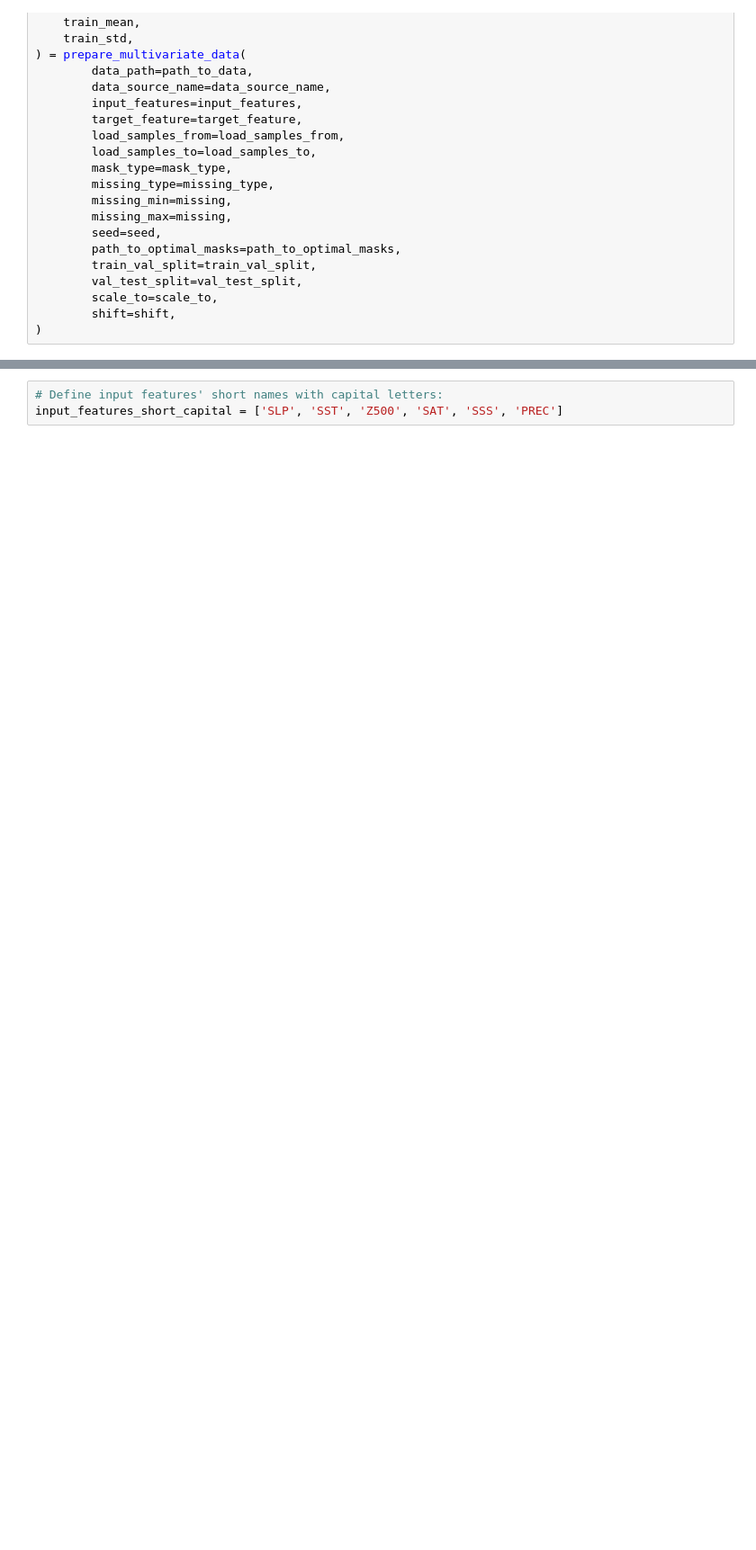
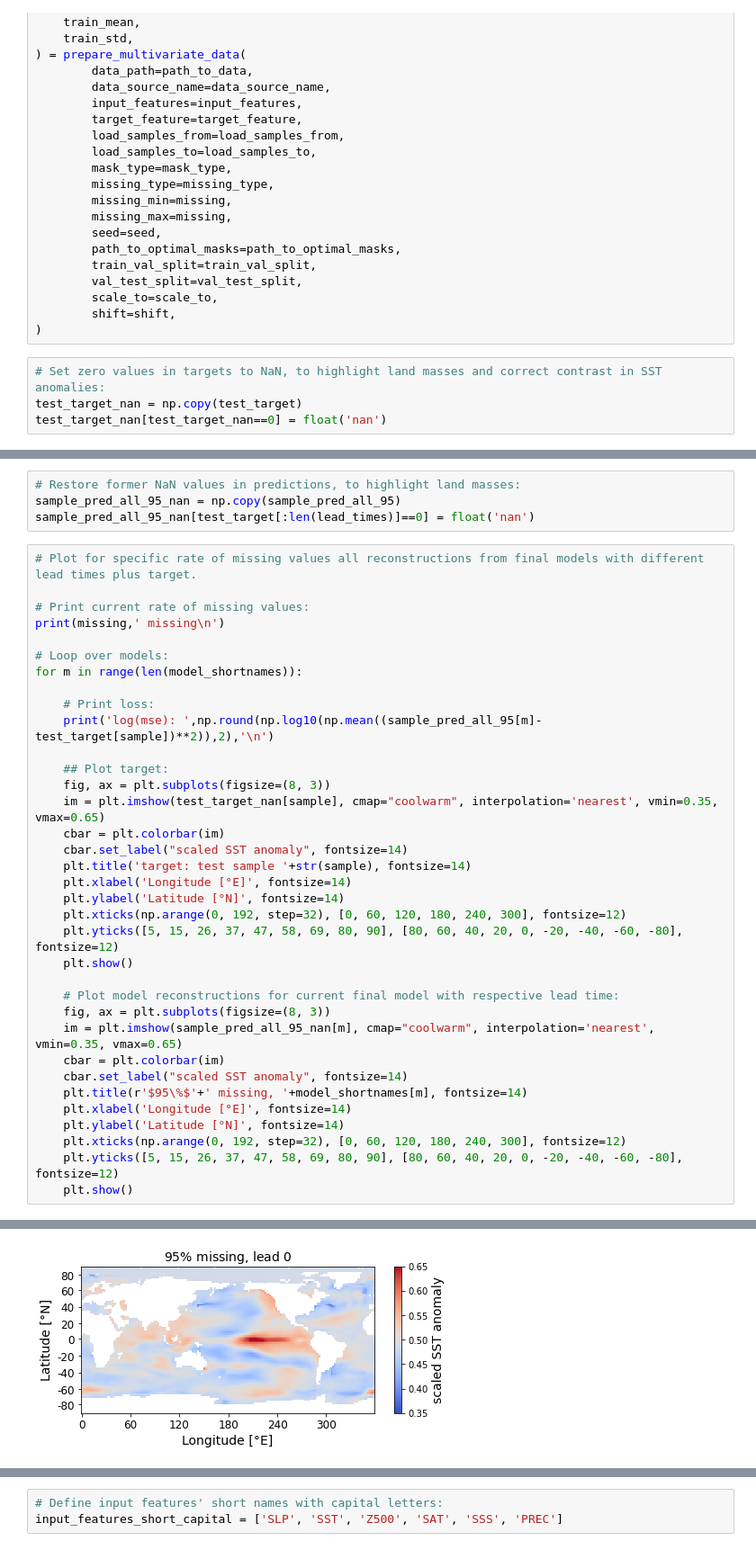
Before and after one commit to MarcoLandtHayen/reconstruct_missing_data, a Jupyter notebook: notebooks/12a_predict_unet_4conv_sst_evaluation.ipynb, the cells around one changed output, grey strips where cells are left out. Shown at 90% size. Saved outputs shown, nothing was run; the diff lists cells and outputs as text; blank space fills up the shorter version.

```diff
--- a/notebooks/12a_predict_unet_4conv_sst_evaluation.ipynb
+++ b/notebooks/12a_predict_unet_4conv_sst_evaluation.ipynb
@@ -829,3 +864,7 @@ else:
         scale_to=scale_to,
         shift=shift,
 )
+# %%
+# Set zero values in targets to NaN, to highlight land masses and correct contrast in SST anomalies:
+test_target_nan = np.copy(test_target)
+test_target_nan[test_target_nan==0] = float('nan')
@@ -831,0 +897,40 @@ else:
+# %%
+# Restore former NaN values in predictions, to highlight land masses:
+sample_pred_all_95_nan = np.copy(sample_pred_all_95)
+sample_pred_all_95_nan[test_target[:len(lead_times)]==0] = float('nan')
+# %%
+# Plot for specific rate of missing values all reconstructions from final models with different lead times plus target.
+
+# Print current rate of missing values:
+print(missing,' missing\n')
+
+# Loop over models:
+for m in range(len(model_shortnames)):
+
+    # Print loss:
+    print('log(mse): ',np.round(np.log10(np.mean((sample_pred_all_95[m]-test_target[sample])**2)),2),'\n')
+
+    ## Plot target:
+    fig, ax = plt.subplots(figsize=(8, 3))
+    im = plt.imshow(test_target_nan[sample], cmap="coolwarm", interpolation='nearest', vmin=0.35, vmax=0.65)
+    cbar = plt.colorbar(im)
+    cbar.set_label("scaled SST anomaly", fontsize=14)
+    plt.title('target: test sample '+str(sample), fontsize=14)
+    plt.xlabel('Longitude [°E]', fontsize=14)
+    plt.ylabel('Latitude [°N]', fontsize=14)
+    plt.xticks(np.arange(0, 192, step=32), [0, 60, 120, 180, 240, 300], fontsize=12)
+    plt.yticks([5, 15, 26, 37, 47, 58, 69, 80, 90], [80, 60, 40, 20, 0, -20, -40, -60, -80], fontsize=12)
+    plt.show()
+
+    # Plot model reconstructions for current final model with respective lead time:
+    fig, ax = plt.subplots(figsize=(8, 3))
+    im = plt.imshow(sample_pred_all_95_nan[m], cmap="coolwarm", interpolation='nearest', vmin=0.35, vmax=0.65)
+    cbar = plt.colorbar(im)
+    cbar.set_label("scaled SST anomaly", fontsize=14)
+    plt.title(r'$95\%$'+' missing, '+model_shortnames[m], fontsize=14)
+    plt.xlabel('Longitude [°E]', fontsize=14)
+    plt.ylabel('Latitude [°N]', fontsize=14)
+    plt.xticks(np.arange(0, 192, step=32), [0, 60, 120, 180, 240, 300], fontsize=12)
+    plt.yticks([5, 15, 26, 37, 47, 58, 69, 80, 90], [80, 60, 40, 20, 0, -20, -40, -60, -80], fontsize=12)
+    plt.show()
+# %% [output]
@@ -831,0 +941 @@ else:
+[figure, added]
```
Also changed, not shown: parts of 10 cells of this notebook.
